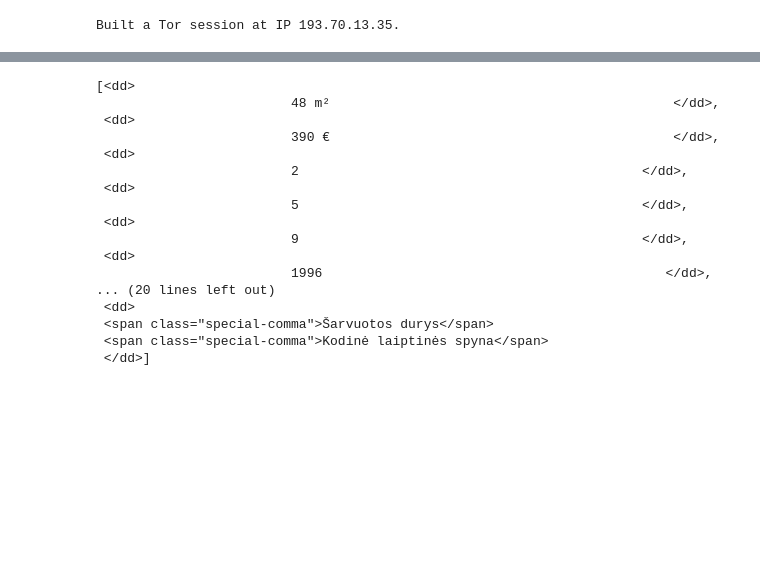
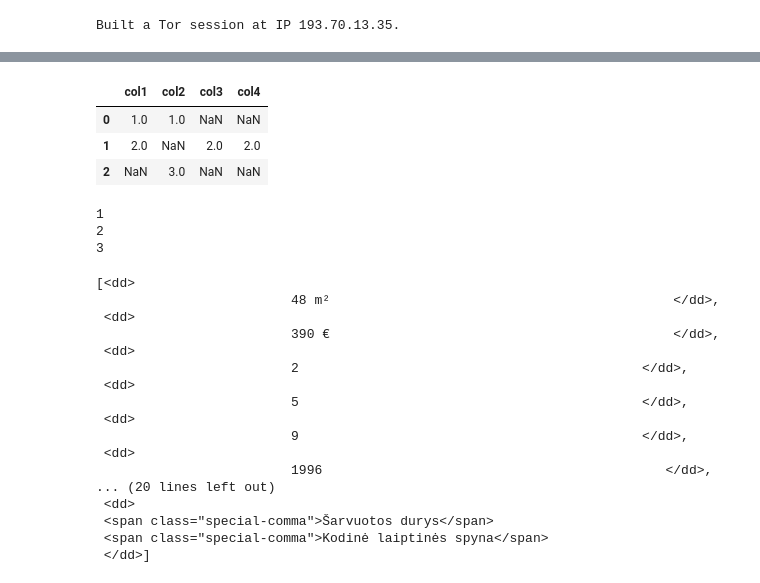
Before and after one commit to jsamaitis/rent-avm, a Jupyter notebook: scraper/scraper.ipynb, the cells around one changed output, grey strips where cells are left out. Cells and saved outputs as stored; diff of their text form; code cells hidden in the pictures; blank space fills up the shorter version.

```diff
--- a/scraper/scraper.ipynb
+++ b/scraper/scraper.ipynb
@@ -377,6 +377,38 @@ df
 | 0 | 103 | 899 | 3 | 11 | 27 | 2004 | Monolitinis | Centrinis kolektorinis | Įrengtas | ... |
 | 0 | 113 | 1 | 4 | 7 | 9 | 2010 | Mūrinis | Centrinis kolektorinis | Įrengtas | ... |
 | 0 | 54 | 500 | 1 | 3 | 3 | 1940 | Mūrinis | Dujinis | Įrengtas | ... |
+# %%
+
+import pandas as pd
+
+
+
+
+test = [
+    {'col1': 1, 'col2': 1                       },
+    {'col1': 2,             'col3': 2, 'col4': 2},
+    {           'col2': 3                       }
+]
+
+
+df = pd.DataFrame()
+
+pd.DataFrame(map(pd.Series, test))
+# %% [output]
+|  | col1 | col2 | col3 | col4 |
+| 0 | 1.0 | 1.0 | NaN | NaN |
+| 1 | 2.0 | NaN | 2.0 | 2.0 |
+| 2 | NaN | 3.0 | NaN | NaN |
+# %%
+correct_output = False
+retries = 0
+while (correct_output) or (retries < 3):
+    retries = retries + 1
+    print(retries)
+# %% [output]
+1
+2
+3
 # %%
 
 
```
Also changed, not shown: 16 other files.
